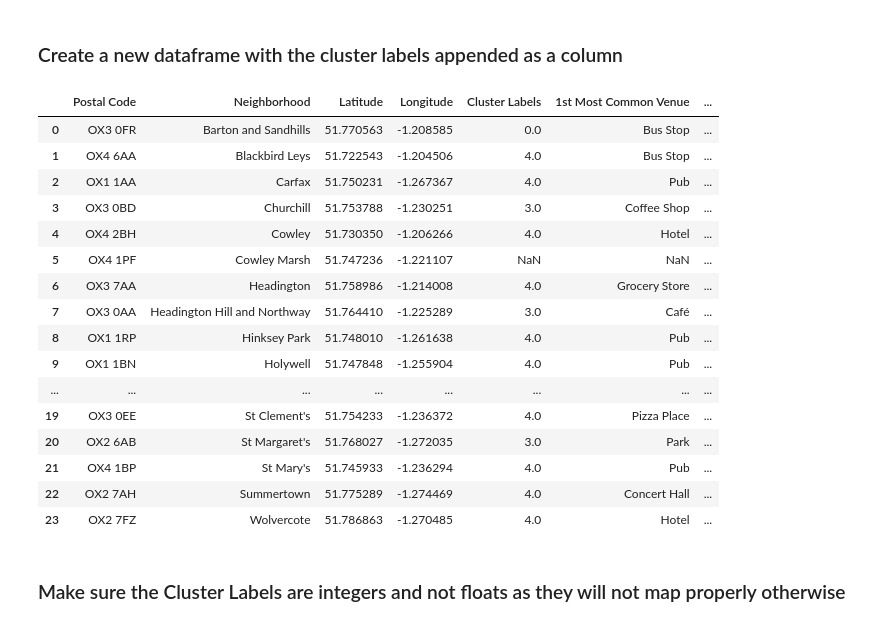
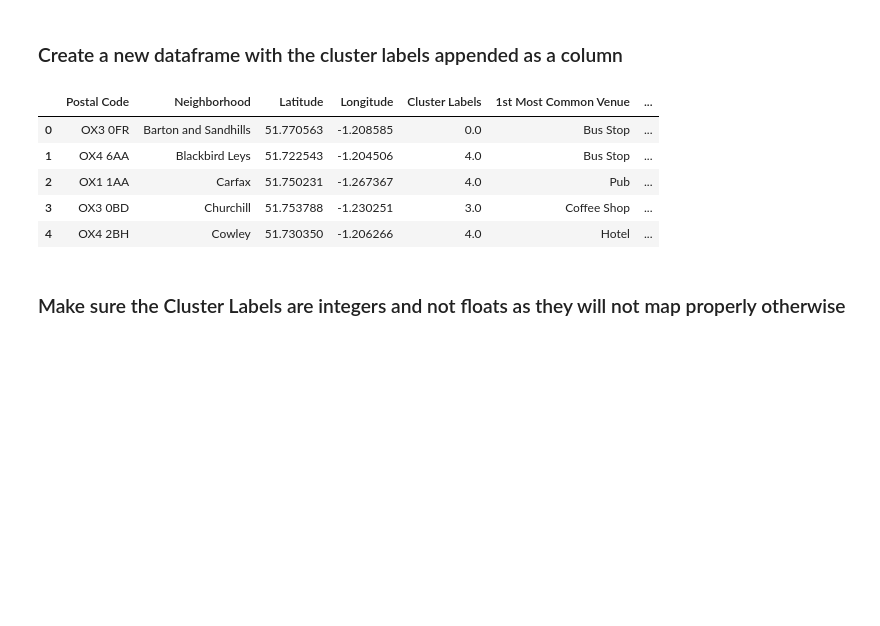
Before and after one commit to TKFoster/Coursera_Capstone, a Jupyter notebook: Coursera Capstone Final Project.ipynb, the cells around one changed output. Cells and saved outputs as stored; diff of their text form; code cells hidden in the pictures; blank space fills up the shorter version.

```diff
--- a/Coursera Capstone Final Project.ipynb
+++ b/Coursera Capstone Final Project.ipynb
@@ -55,25 +68,9 @@ Libraries imported.
 # %%
 
-import types
-import pandas as pd
-from botocore.client import Config
-import ibm_boto3
-
-def __iter__(self): return 0
-
-# @hidden_cell
-# The following code accesses a file in your IBM Cloud Object Storage. It includes your credentials.
-# You might want to remove those credentials before you share the notebook.
-client_f4afcc32a749405a820c7a96506e474b = ibm_boto3.client(service_name='s3',
-    ibm_api_key_id='mJgELIymbAk2agYlHiz9ii6s9aVHMVoaxJ5-o6EbCkIT',
-    ibm_auth_endpoint="https://iam.ng.bluemix.net/oidc/token",
-    config=Config(signature_version='oauth'),
-    endpoint_url='https://s3-api.us-geo.objectstorage.service.networklayer.com')
-
-body = client_f4afcc32a749405a820c7a96506e474b.get_object(Bucket='courseracapstonetkf-donotdelete-pr-dmzgetziwgvl02',Key='Oxford postcode and neighborhood data edited.xlsx')['Body']
+body = client_f4afcc32a749405a820c7a96506e474b.get_object(Bucket='courseracapstonetkf-donotdelete-pr-dmzgetziwgvl02',Key='Atlanta Neighborhoods and zipcodes updated.xlsx')['Body']
 # add missing __iter__ method, so pandas accepts body as file-like object
 if not hasattr(body, "__iter__"): body.__iter__ = types.MethodType( __iter__, body )
 
-df_data_OXF = pd.read_excel(body)
-df_data_OXF.head()
+df_data_ATL = pd.read_excel(body)
+df_data_ATL.head()
 # %% [output]
@@ -122,5 +102,5 @@ df_data_LL.head()
 # %%
-merged_ATL = pd.merge(left=df_data_ATL, right=df_data_LL, left_on='Postal Code', right_on='Zip')
+merged_ATL = pd.merge(left=df_data_ATL, right=df_data_LL, left_on='Postal Codes', right_on='Zip')
 # In this case `species_id` is the only column name in  both dataframes, so if we skipped `left_on`
 # And `right_on` arguments we would still get the same result
 
@@ -550,25 +534,14 @@ Oxford_merged = df_data_OXF
 
 Oxford_merged = Oxford_merged.join(OXF_neighborhoods_venues_sorted.set_index('Neighborhood'), on='Neighborhood')
 # %%
-Oxford_merged
+Oxford_merged.head()
 # %% [output]
 |  | Postal Code | Neighborhood | Latitude | Longitude | Cluster Labels | 1st Most Common Venue | ... |
 | 0 | OX3 0FR | Barton and Sandhills | 51.770563 | -1.208585 | 0.0 | Bus Stop | ... |
 | 1 | OX4 6AA | Blackbird Leys | 51.722543 | -1.204506 | 4.0 | Bus Stop | ... |
 | 2 | OX1 1AA | Carfax | 51.750231 | -1.267367 | 4.0 | Pub | ... |
 | 3 | OX3 0BD | Churchill | 51.753788 | -1.230251 | 3.0 | Coffee Shop | ... |
 | 4 | OX4 2BH | Cowley | 51.730350 | -1.206266 | 4.0 | Hotel | ... |
-| 5 | OX4 1PF | Cowley Marsh | 51.747236 | -1.221107 | NaN | NaN | ... |
-| 6 | OX3 7AA | Headington | 51.758986 | -1.214008 | 4.0 | Grocery Store | ... |
-| 7 | OX3 0AA | Headington Hill and Northway | 51.764410 | -1.225289 | 3.0 | Café | ... |
-| 8 | OX1 1RP | Hinksey Park | 51.748010 | -1.261638 | 4.0 | Pub | ... |
-| 9 | OX1 1BN | Holywell | 51.747848 | -1.255904 | 4.0 | Pub | ... |
-| ... | ... | ... | ... | ... | ... | ... | ... |
-| 19 | OX3 0EE | St Clement's | 51.754233 | -1.236372 | 4.0 | Pizza Place | ... |
-| 20 | OX2 6AB | St Margaret's | 51.768027 | -1.272035 | 3.0 | Park | ... |
-| 21 | OX4 1BP | St Mary's | 51.745933 | -1.236294 | 4.0 | Pub | ... |
-| 22 | OX2 7AH | Summertown | 51.775289 | -1.274469 | 4.0 | Concert Hall | ... |
-| 23 | OX2 7FZ | Wolvercote | 51.786863 | -1.270485 | 4.0 | Hotel | ... |
 # %% [markdown]
    ### Make sure the Cluster Labels are integers and not floats as they will not map properly otherwise
 # %%
```
Also changed, not shown: parts of 80 cells of this notebook.
